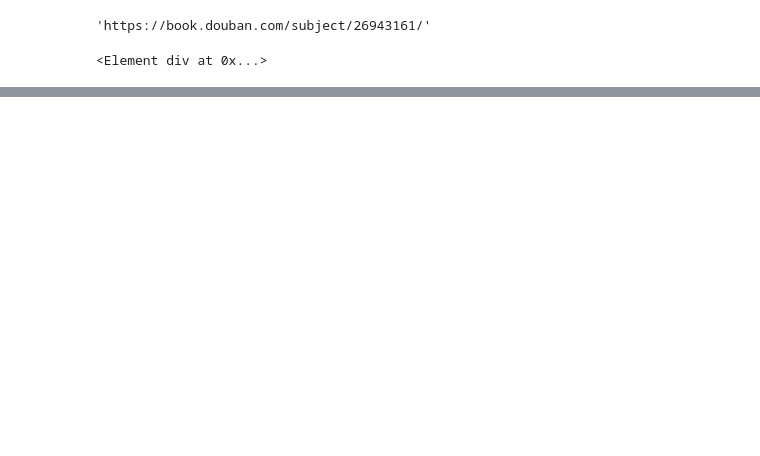
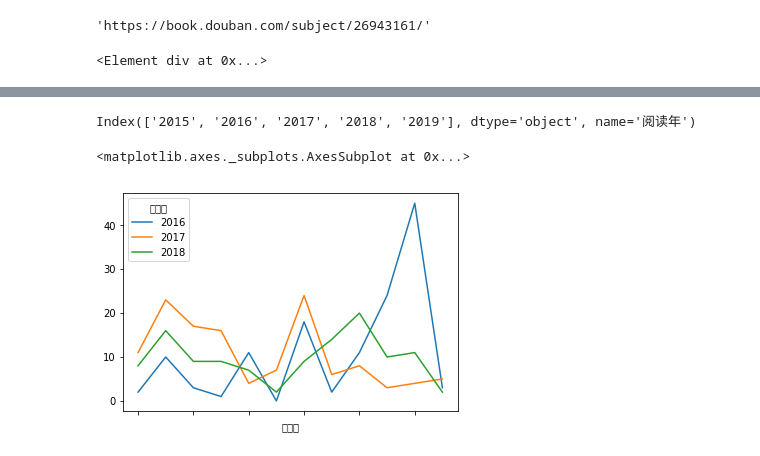
Before and after one commit to QLWeilcf/lcfSpyderWithPy3, a Jupyter notebook: doubanBlstSpider.ipynb, the cells around one changed output, grey strips where cells are left out. Saved outputs shown, nothing was run; the diff lists cells and outputs as text; code cells hidden in the pictures; blank space fills up the shorter version.

```diff
--- a/doubanBlstSpider.ipynb
+++ b/doubanBlstSpider.ipynb
@@ -196,0 +236,4 @@ outdf.apply(priceNorm,axis=1)
+# %%
+r_dd=bdf.loc[:,['阅读年','阅读月']]
+# %%
+r_dd['val']=1
@@ -196,0 +261,3 @@ outdf.apply(priceNorm,axis=1)
+# %%
+r_dd=pd.pivot_table(r_dd,values='val',index=['阅读月'],columns=['阅读年'],aggfunc=np.sum).fillna(value=0)
+r_dd
@@ -196,0 +279,11 @@ outdf.apply(priceNorm,axis=1)
+# %%
+r_dd.columns
+# %% [output]
+Index(['2015', '2016', '2017', '2018', '2019'], dtype='object', name='阅读年')
+# %%
+r_dd=r_dd.loc[:,['2016','2017','2018']]
+# %%
+r_dd.plot()
+# %% [output]
+<matplotlib.axes._subplots.AxesSubplot at 0x...>
+[figure, added]
```
Also changed, not shown: parts of 53 cells of this notebook.
